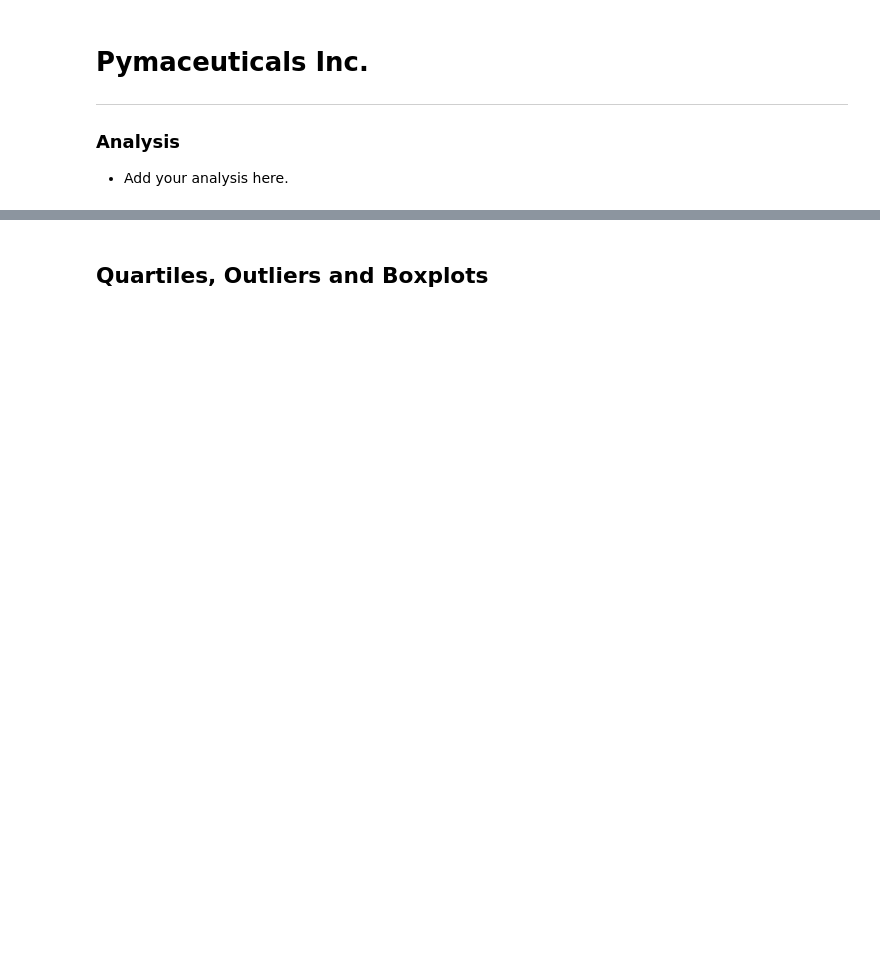
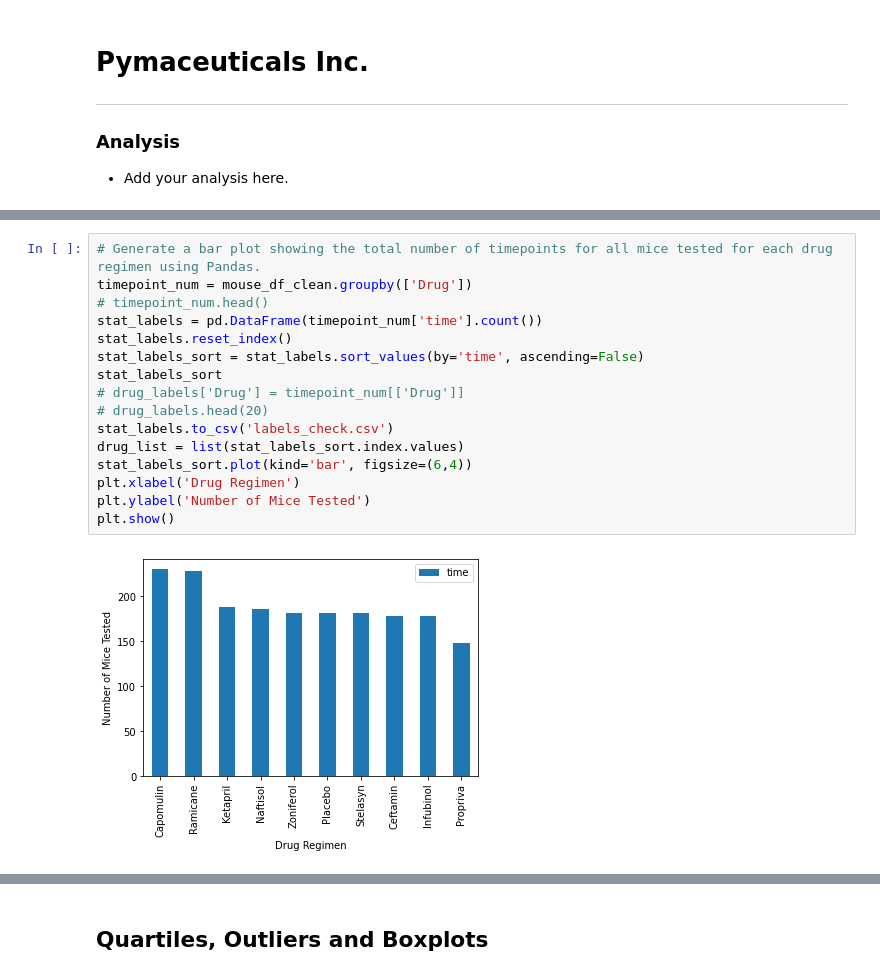
Before and after one commit to vgpass/matplotlib-challenge, a Jupyter notebook: Pymaceuticals/pymaceuticals_complete.ipynb, the cells around one changed output, grey strips where cells are left out. Saved outputs shown, nothing was run; the diff lists cells and outputs as text; blank space fills up the shorter version.

```diff
--- a/Pymaceuticals/pymaceuticals_complete.ipynb
+++ b/Pymaceuticals/pymaceuticals_complete.ipynb
@@ -127,0 +190,18 @@ array(['g989'], dtype=object)
+# %%
+# Generate a bar plot showing the total number of timepoints for all mice tested for each drug regimen using Pandas.
+timepoint_num = mouse_df_clean.groupby(['Drug'])
+# timepoint_num.head()
+stat_labels = pd.DataFrame(timepoint_num['time'].count())
+stat_labels.reset_index()
+stat_labels_sort = stat_labels.sort_values(by='time', ascending=False)
+stat_labels_sort
+# drug_labels['Drug'] = timepoint_num[['Drug']]
+# drug_labels.head(20)
+stat_labels.to_csv('labels_check.csv')
+drug_list = list(stat_labels_sort.index.values)
+stat_labels_sort.plot(kind='bar', figsize=(6,4))
+plt.xlabel('Drug Regimen')
+plt.ylabel('Number of Mice Tested')
+plt.show()
+# %% [output]
+[figure, added]
```
Also changed, not shown: parts of 55 cells of this notebook.
